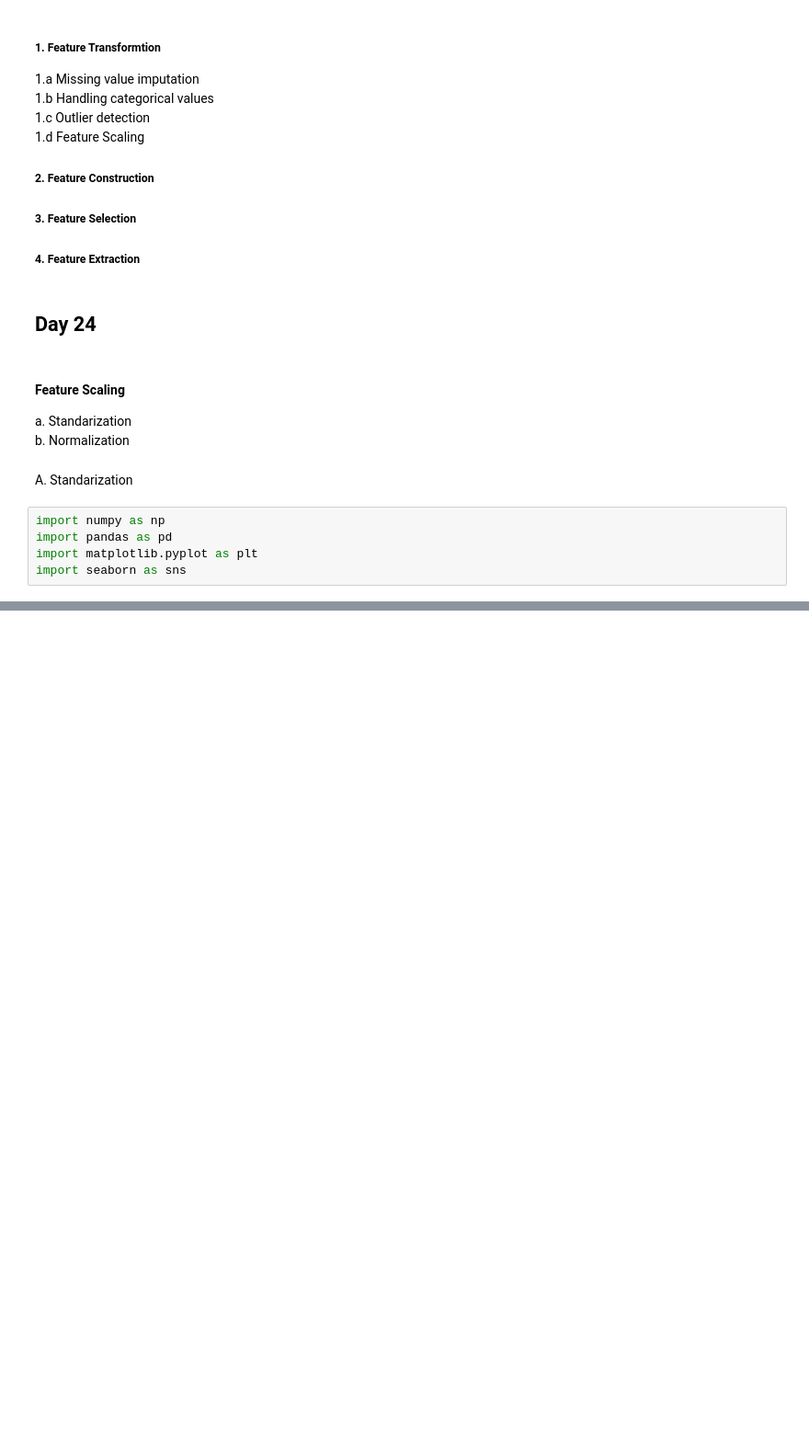
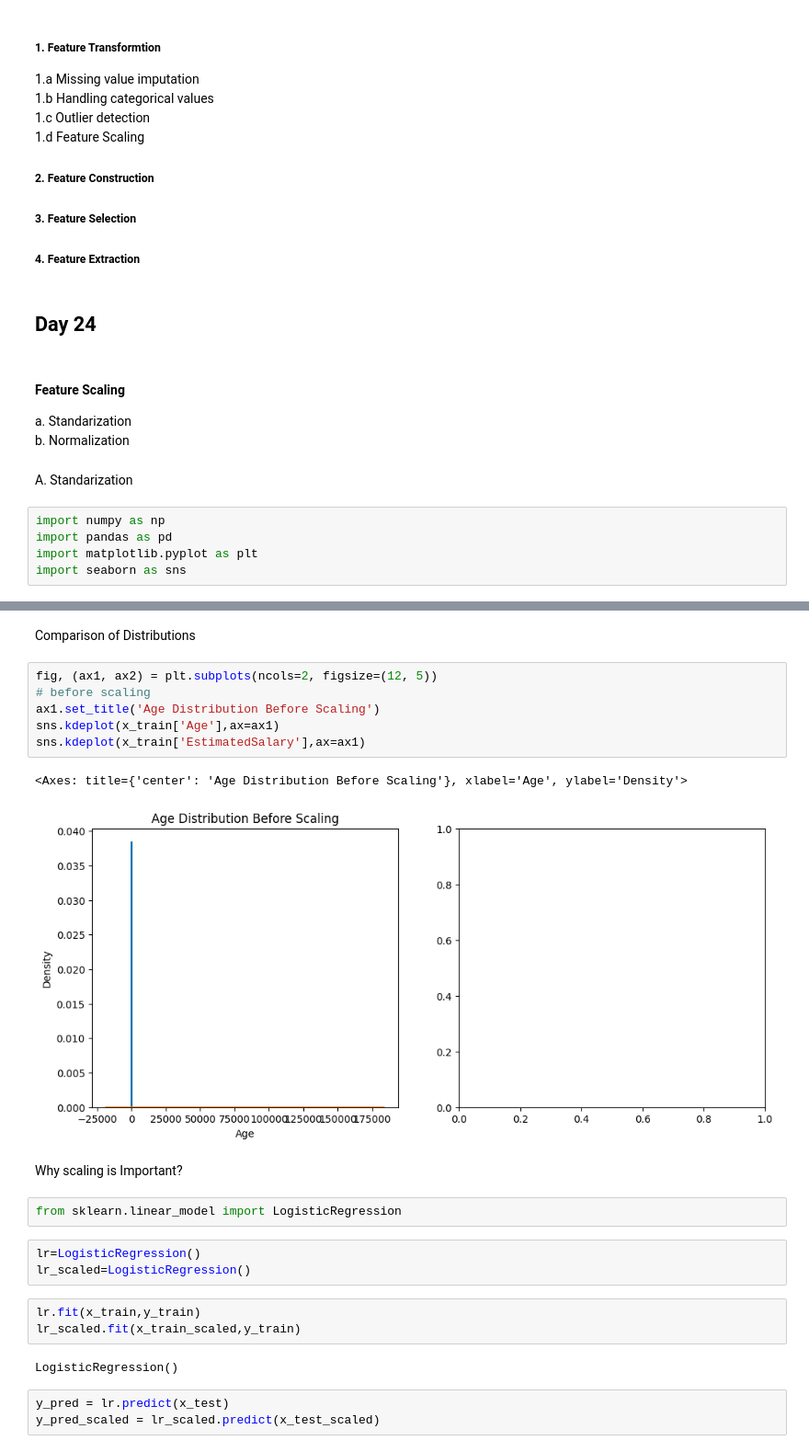
Before and after one commit to panditsumit8825/Machine-Learning, a Jupyter notebook: end_to_end_ml.ipynb, the cells around one changed output, grey strips where cells are left out. Shown at 92% size. Saved outputs shown, nothing was run; the diff lists cells and outputs as text; blank space fills up the shorter version.

```diff
--- a/end_to_end_ml.ipynb
+++ b/end_to_end_ml.ipynb
@@ -736,0 +842,26 @@ import seaborn as sns
+# %% [markdown]
+Comparison of Distributions
+# %%
+fig, (ax1, ax2) = plt.subplots(ncols=2, figsize=(12, 5))
+# before scaling
+ax1.set_title('Age Distribution Before Scaling')
+sns.kdeplot(x_train['Age'],ax=ax1)
+sns.kdeplot(x_train['EstimatedSalary'],ax=ax1)
+# %% [output]
+<Axes: title={'center': 'Age Distribution Before Scaling'}, xlabel='Age', ylabel='Density'>
+[figure, added]
+# %% [markdown]
+Why scaling is Important?
+# %%
+from sklearn.linear_model import LogisticRegression
+# %%
+lr=LogisticRegression()
+lr_scaled=LogisticRegression()
+# %%
+lr.fit(x_train,y_train)
+lr_scaled.fit(x_train_scaled,y_train)
+# %% [output]
+LogisticRegression()
+# %%
+y_pred = lr.predict(x_test)
+y_pred_scaled = lr_scaled.predict(x_test_scaled)
```
Also changed, not shown: parts of 22 cells of this notebook.
